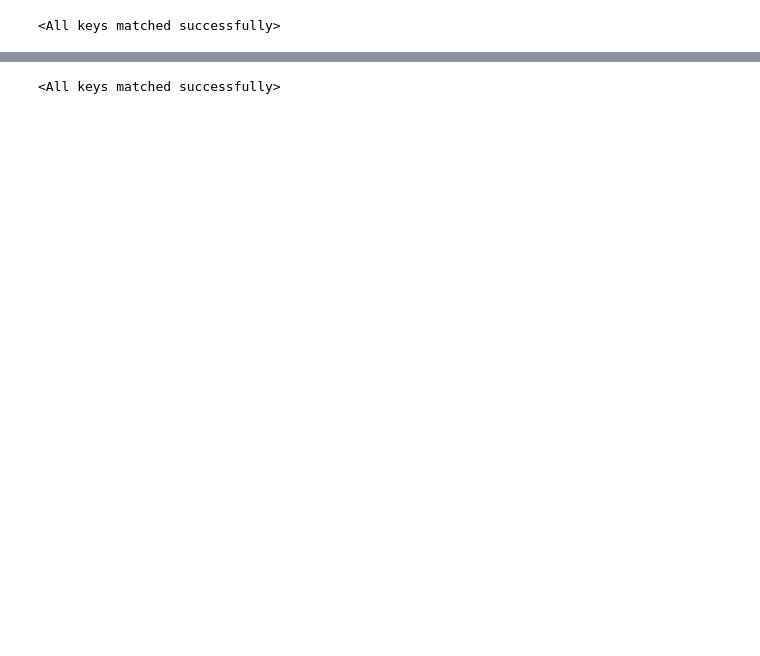
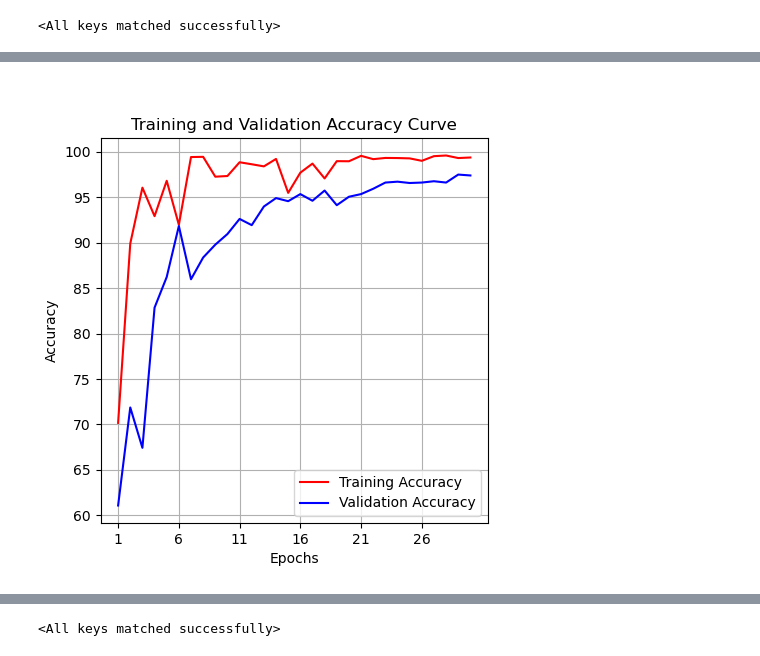
Before and after one commit to nivbartov/MRI_Brain_Alzheimer_Classification, a Jupyter notebook: models/results.ipynb, the cells around one changed output, grey strips where cells are left out. Cells and saved outputs as stored; diff of their text form; code cells hidden in the pictures; blank space fills up the shorter version.

```diff
--- a/models/results.ipynb
+++ b/models/results.ipynb
@@ -398,3 +413,7 @@ Test accuracy on adversial attacks using PGD method: 57.389%
+# %%
+utils_funcs.load_and_display_image(model_name,'plot_accuracy_curve')
+# %% [output]
+[figure, added]
 # %% [markdown]
 <h1 style="display: flex; align-items: center;">
     <img src="../assets/icons/deep-learning_2.png" style="width: 50px; height: 50px; margin-right: 10px;">
```
Also changed, not shown: parts of 6 cells of this notebook.
